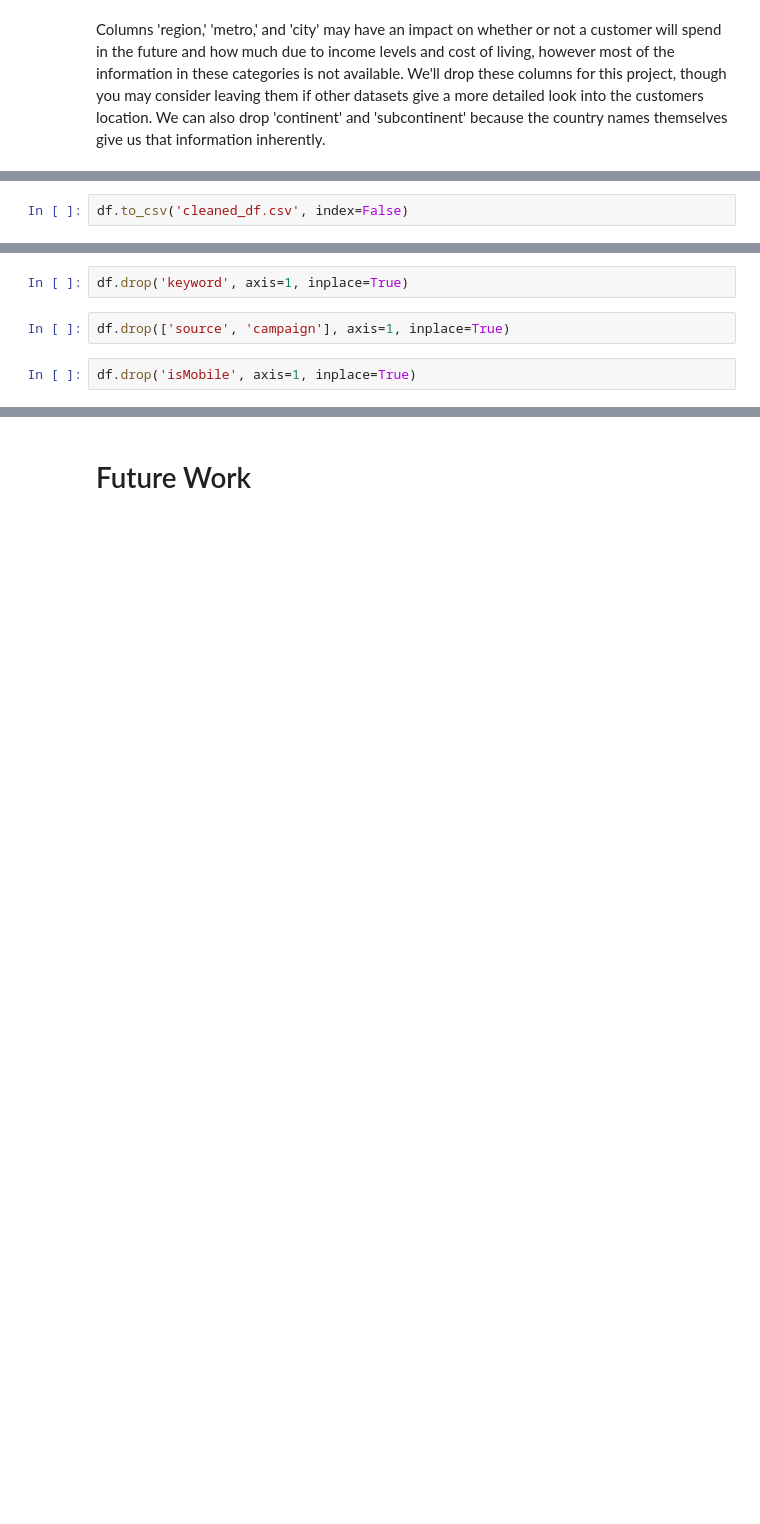
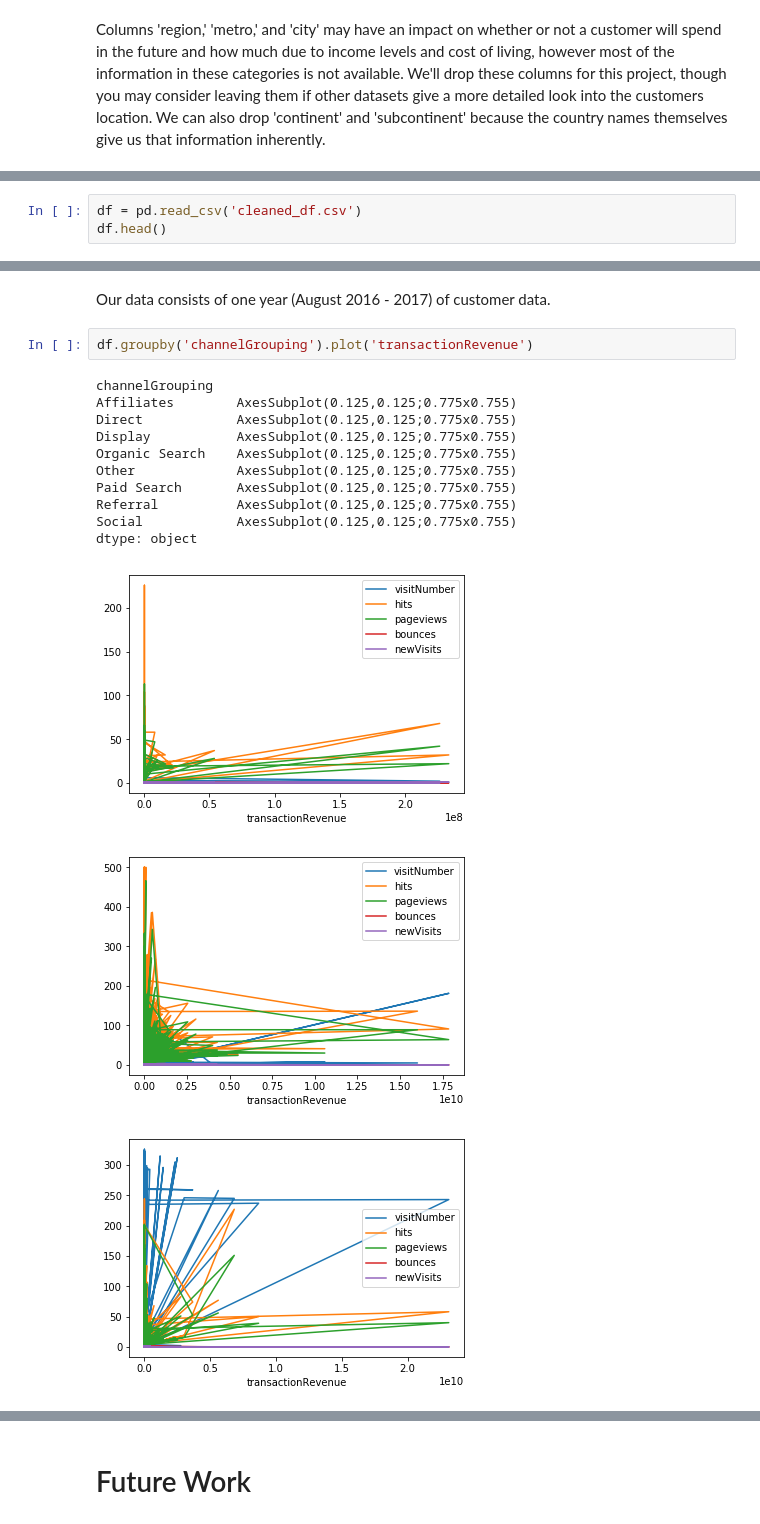
Before and after one commit to akelly66/Flatiron-School, a Jupyter notebook: Capstone-Project/CLV-attrition.ipynb, the cells around one changed output, grey strips where cells are left out. Saved outputs shown, nothing was run; the diff lists cells and outputs as text; blank space fills up the shorter version.

Commit message:
Finished the last bits of data cleaning, began EDA

```diff
--- a/Capstone-Project/CLV-attrition.ipynb
+++ b/Capstone-Project/CLV-attrition.ipynb
@@ -252,2 +263,3 @@ df.drop(['networkDomain', 'medium', 'adContent', 'isTrueDirect','referralPath',
 # %%
-df.to_csv('cleaned_df.csv', index=False)
+df = pd.read_csv('cleaned_df.csv')
+df.head()
@@ -254,6 +272,0 @@ df.to_csv('cleaned_df.csv', index=False)
-# %%
-df.drop('keyword', axis=1, inplace=True)
-# %%
-df.drop(['source', 'campaign'], axis=1, inplace=True)
-# %%
-df.drop('isMobile', axis=1, inplace=True)
@@ -280,0 +289,18 @@ Name: transactionRevenue, dtype: int64
+# %% [markdown]
+Our data consists of one year (August 2016 - 2017) of customer data.
+# %%
+df.groupby('channelGrouping').plot('transactionRevenue')
+# %% [output]
+channelGrouping
+Affiliates        AxesSubplot(0.125,0.125;0.775x0.755)
+Direct            AxesSubplot(0.125,0.125;0.775x0.755)
+Display           AxesSubplot(0.125,0.125;0.775x0.755)
+Organic Search    AxesSubplot(0.125,0.125;0.775x0.755)
+Other             AxesSubplot(0.125,0.125;0.775x0.755)
+Paid Search       AxesSubplot(0.125,0.125;0.775x0.755)
+Referral          AxesSubplot(0.125,0.125;0.775x0.755)
+Social            AxesSubplot(0.125,0.125;0.775x0.755)
+dtype: object
+[figure, added]
+[figure, added]
+[figure, added]
```
Also changed, not shown: parts of 36 cells of this notebook, 1 other file.
